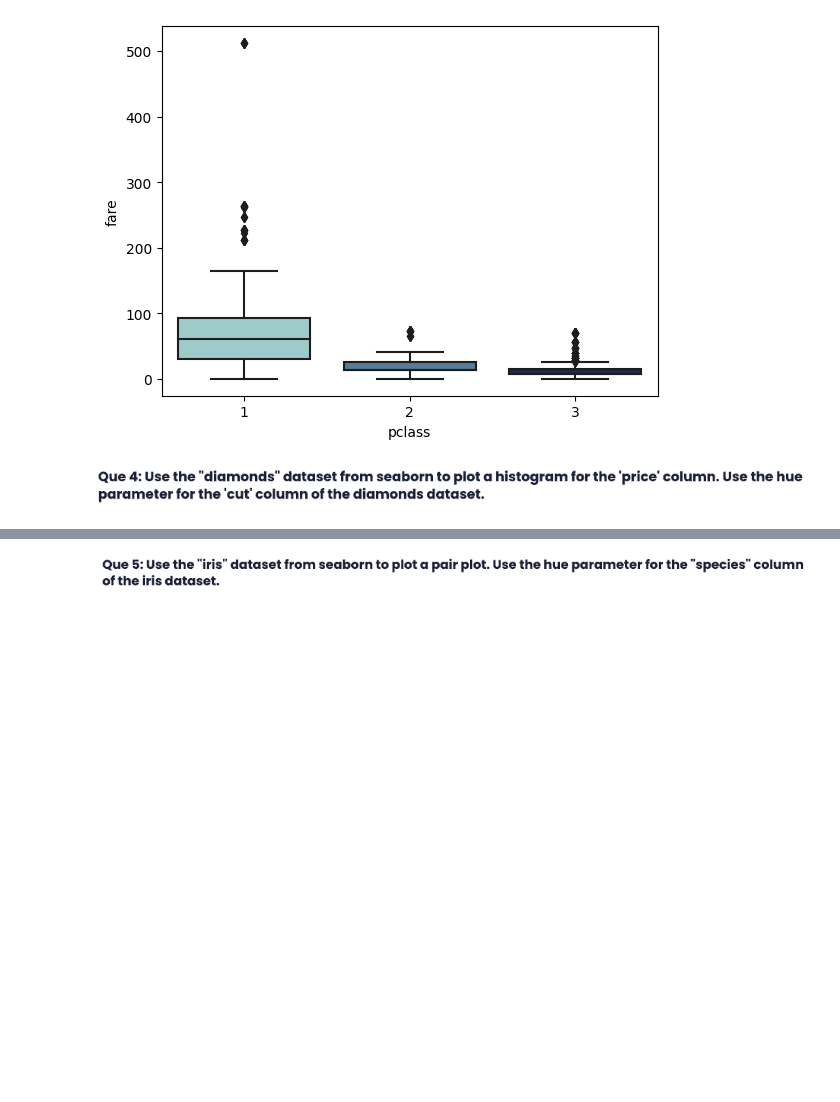
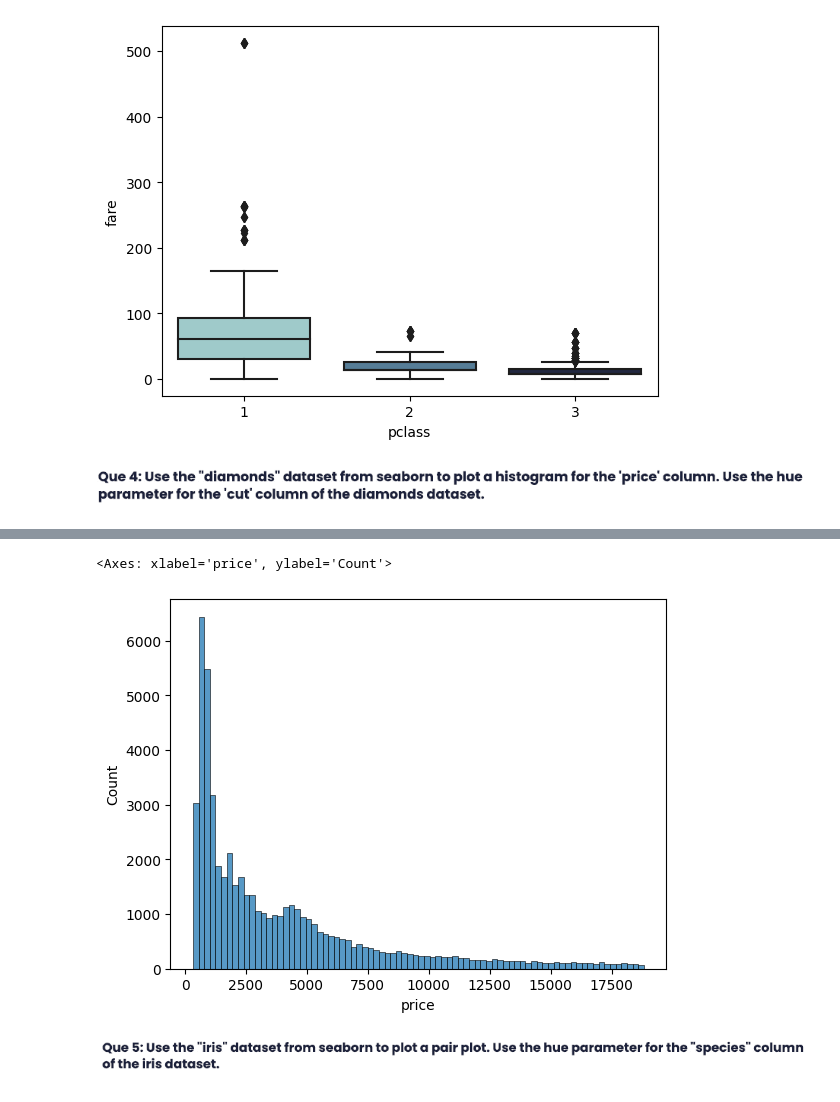
Before and after one commit to srijan1/Data_Science_Masters, a Jupyter notebook: 3_March_Assignment.ipynb, the cells around one changed output, grey strips where cells are left out. Cells and saved outputs as stored; diff of their text form; code cells hidden in the pictures; blank space fills up the shorter version.

```diff
--- a/3_March_Assignment.ipynb
+++ b/3_March_Assignment.ipynb
@@ -73,0 +72,3 @@ diamonds =
+# %%
+diamonds = sns.load_dataset('diamonds')
+diamonds.head()
@@ -74,2 +82,7 @@ diamonds =
+# %%
+sns.histplot(data = diamonds,x = 'price')
+# %% [output]
+<Axes: xlabel='price', ylabel='Count'>
+[figure, added]
 # %% [markdown]
 ![image.png](attachment:image.png)
```
Also changed, not shown: parts of 8 cells of this notebook.
